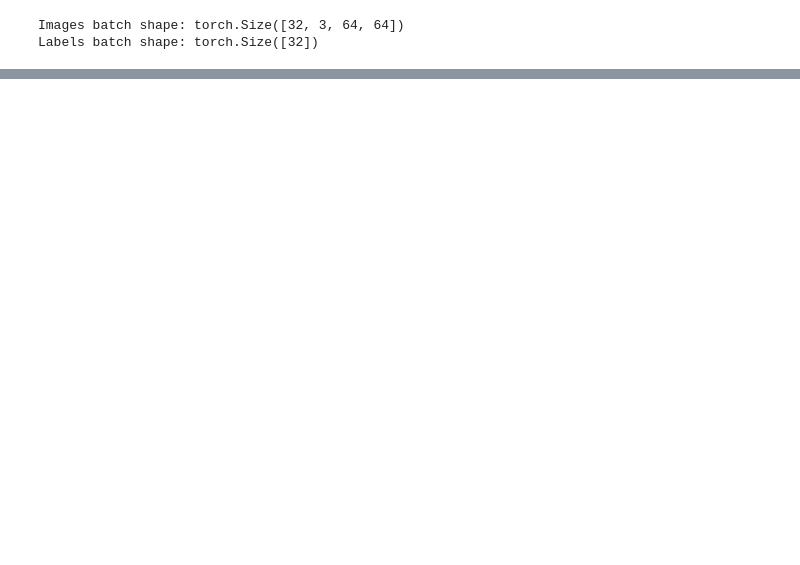
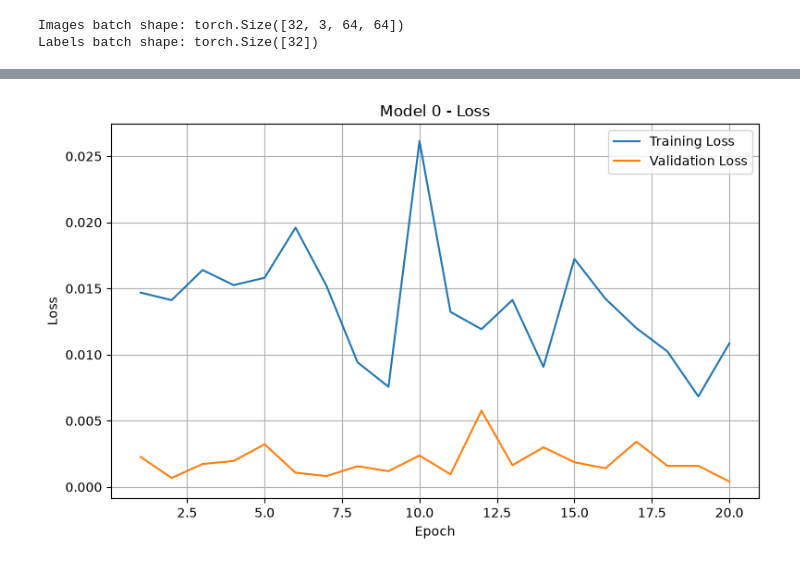
Before and after one commit to feathered-songster/IBM-AI-Capstone-Project-with-Deep-Learning-, a Jupyter notebook: PyTorch/code/02. Satellite_image_classification.ipynb, the cells around one changed output, grey strips where cells are left out. Drawn from its saved outputs; the diff is of its cells as text; code cells hidden in the pictures; blank space fills up the shorter version.

```diff
--- a/PyTorch/code/02. Satellite_image_classification.ipynb
+++ b/PyTorch/code/02. Satellite_image_classification.ipynb
@@ -260,0 +92,4 @@ model = ibm_model
+# %%
+for i,model in enumerate(models):
+    print(f'\n Model {i+1}')
+    print(summary(model, input_size=(32, 3, 64, 64)))
@@ -261,6 +114,4 @@ model = ibm_model
 # %%
 criterion = nn.CrossEntropyLoss()
-# optimizer = optim.Adam(my_model.parameters(), lr=lr)
-# best_loss = float('inf')
-# loss_history = {'train': [], 'val': []}
-# acc_history = {'train': [], 'val': []}
+
+optimizers = [optim.Adam(model.parameters(), lr=lr) for model in models]
@@ -356,3 +118,13 @@ history = {
+# %%
+best_loss = [float("inf") for _ in models]
+best_weights = [None for _ in models]
+history = [ {
+        "train_loss": [],
+        "val_loss": [],
+        "train_acc": [],
+        "val_acc": [],
+        "epoch_time": []
+    } for _ in models]
 # %%
 for epoch in range(epochs):
 
@@ -872,27 +461,48 @@ ibm_model: 122.94 seconds (combined epoch timing)
 # %%
-# import matplotlib.pyplot as plt
+# Plot the training histories
 
-# epochs_range = range(1, len(loss_history['train']) + 1)
+for i, model in enumerate(models):
 
-# # --- Loss ---
-# plt.figure(figsize=(8, 5))
-# plt.plot(epochs_range, loss_history['train'], label='Train Loss')
-# plt.plot(epochs_range, loss_history['val'], label='Validation Loss')
-# plt.xlabel('Epoch')
-# plt.ylabel('Loss')
-# plt.title('Training and Validation Loss')
-# plt.legend()
-# plt.grid(True)
-# plt.show()
+    epochs_range = range(1, len(history[i]["train_loss"]) + 1)
 
+    # Loss
+    plt.figure(figsize=(8, 5))
+    plt.plot(
+        epochs_range,
+        history[i]["train_loss"],
+        label="Training Loss"
+    )
+    plt.plot(
+        epochs_range,
+        history[i]["val_loss"],
+        label="Validation Loss"
+    )
+    plt.title(f"Model {i} - Loss")
+    plt.xlabel("Epoch")
+    plt.ylabel("Loss")
+    plt.legend()
+    plt.grid(True)
+    plt.tight_layout()
+    plt.show()
 
-# # --- Accuracy ---
-# plt.figure(figsize=(8, 5))
-# plt.plot(epochs_range, acc_history['train'], label='Train Accuracy')
-# plt.plot(epochs_range, acc_history['val'], label='Validation Accuracy')
-# plt.xlabel('Epoch')
-# plt.ylabel('Accuracy')
-# plt.title('Training and Validation Accuracy')
-# plt.legend()
-# plt.grid(True)
-# plt.show()
+    # Accuracy
+    plt.figure(figsize=(8, 5))
+    plt.plot(
+        epochs_range,
+        history[i]["train_acc"],
+        label="Training Accuracy"
+    )
+    plt.plot(
+        epochs_range,
+        history[i]["val_acc"],
+        label="Validation Accuracy"
+    )
+    plt.title(f"Model {i} - Accuracy")
+    plt.xlabel("Epoch")
+    plt.ylabel("Accuracy")
+    plt.legend()
+    plt.grid(True)
+    plt.tight_layout()
+    plt.show()
+# %% [output]
+[figure, added]
```
Also changed, not shown: parts of 39 cells of this notebook, 4 other files.
